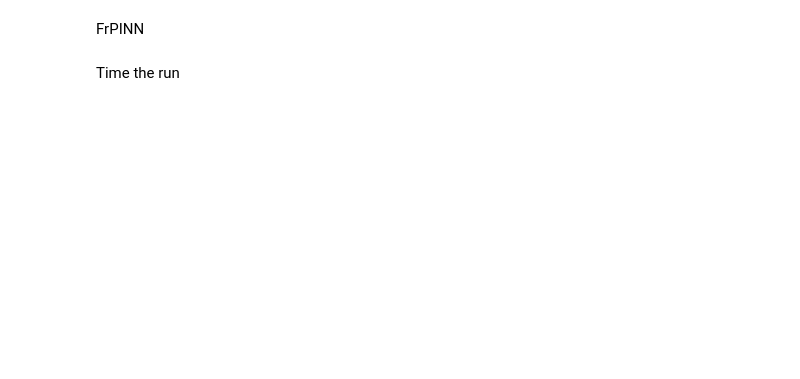
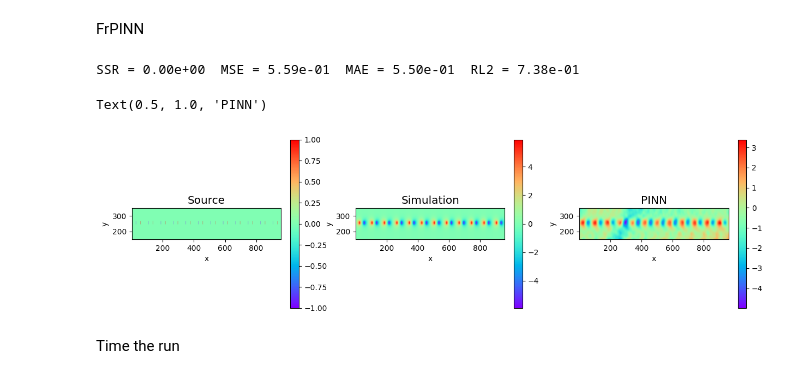
Before and after one commit to wang-yuancheng/piml, a Jupyter notebook: notebooks/m41_frpinn_solve_2d_poisson_hard-demo.ipynb, the cells around one changed output. Saved outputs shown, nothing was run; the diff lists cells and outputs as text; code cells hidden in the pictures; blank space fills up the shorter version.

```diff
--- a/notebooks/m41_frpinn_solve_2d_poisson_hard-demo.ipynb
+++ b/notebooks/m41_frpinn_solve_2d_poisson_hard-demo.ipynb
@@ -514,29 +590,33 @@ def compute_ls_ntask_kazmarz_mini_batch(param, key, epochs, alpha):
 # %%
 # solve problem
 # For block kazmarz
-epochs = 1
+epochs = 300
 block_size = 500 # set based on GPU VRAM limits
 alpha = 0.001 # learning rate
 
 key, rng = random.split(rng)
 # u, ssr, mse, mae, rl2 = compute_ls_ntask(param, key)
-u, ssr, mse, mae, rl2 = compute_ls_ntask_kazmarz_mini_batch(param, key, epochs, alpha)
+u, ssr, mse, mae, rl2 = compute_ls_ntask_kazmarz_mini_batch(param, key, epochs, block_size, alpha) # hard coded for block = 500
 print('SSR = %.2e  MSE = %.2e  MAE = %.2e  RL2 = %.2e'%(ssr, mse, mae, rl2));
 
 # plot solution
 fig = plt.figure(figsize=(15, 4))
 ax1 = fig.add_subplot(1,3,1)
-s_plot = s.reshape(240, -1).T
-mesh2 = plt.imshow(s_plot, interpolation='bilinear', origin='lower', cmap='rainbow', extent=ext, aspect=1.);
-plt.colorbar(mesh2); plt.xlabel('x'); plt.ylabel('y'); plt.title('Source', fontsize='x-large');
+s_plot = s.reshape(nx, ny).T
+mesh2 = plt.imshow(s_plot, interpolation='bilinear', origin='lower', cmap='rainbow', extent=ext, aspect=1.)
+plt.colorbar(mesh2); plt.xlabel('x'); plt.ylabel('y'); plt.title('Source', fontsize='x-large')
 ax1 = fig.add_subplot(1,3,2)
-s_plot = u_sim.reshape(240, -1).T
-mesh2 = plt.imshow(s_plot, interpolation='bilinear', origin='lower', cmap='rainbow', extent=ext, aspect=1.);
-plt.colorbar(mesh2); plt.xlabel('x'); plt.ylabel('y'); plt.title('Simulation', fontsize='x-large');
+s_plot = u_sim.reshape(nx, ny).T
+mesh2 = plt.imshow(s_plot, interpolation='bilinear', origin='lower', cmap='rainbow', extent=ext, aspect=1.)
+plt.colorbar(mesh2); plt.xlabel('x'); plt.ylabel('y'); plt.title('Simulation', fontsize='x-large')
 ax1 = fig.add_subplot(1,3,3)
-s_plot = u.reshape(240, -1).T
-mesh2 = plt.imshow(s_plot, interpolation='bilinear', origin='lower', cmap='rainbow', extent=ext, aspect=1.);
-plt.colorbar(mesh2); plt.xlabel('x'); plt.ylabel('y'); plt.title('PINN', fontsize='x-large');
+s_plot = u.reshape(nx, ny).T
+mesh2 = plt.imshow(s_plot, interpolation='bilinear', origin='lower', cmap='rainbow', extent=ext, aspect=1.)
+plt.colorbar(mesh2); plt.xlabel('x'); plt.ylabel('y'); plt.title('PINN', fontsize='x-large')
+# %% [output]
+SSR = 0.00e+00  MSE = 5.59e-01  MAE = 5.50e-01  RL2 = 7.38e-01
+Text(0.5, 1.0, 'PINN')
+[figure, added]
 # %% [markdown]
 Time the run
 # %%
```
Also changed, not shown: parts of 13 cells of this notebook, 2 other files.
